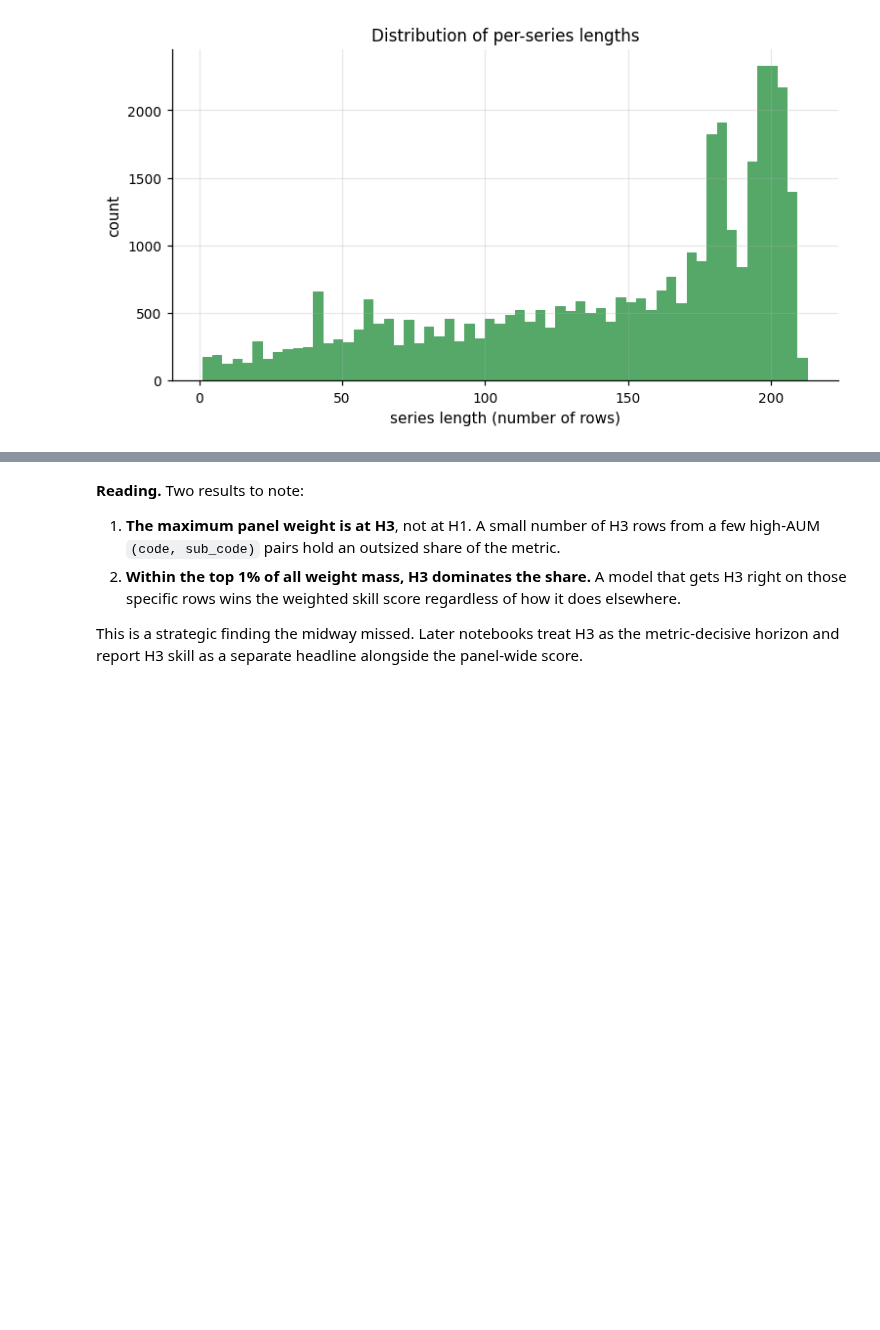
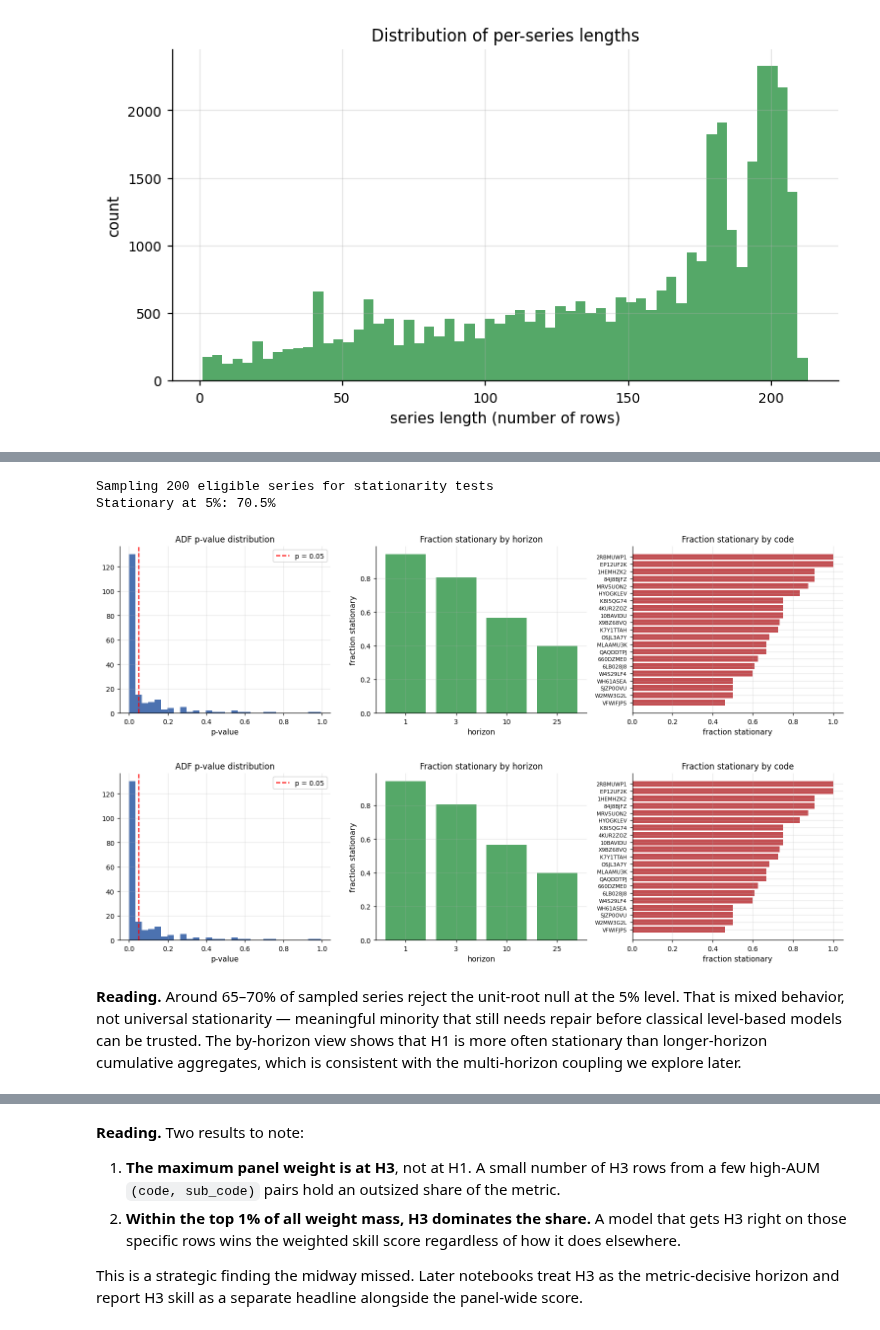
Before and after one commit to jeetrex17/ts-forecasting-project, a Jupyter notebook: claude_forecasting/notebooks/00_data_structure.ipynb, the cells around one changed output, grey strips where cells are left out. Cells and saved outputs as stored; diff of their text form; code cells hidden in the pictures; blank space fills up the shorter version.

```diff
--- a/claude_forecasting/notebooks/00_data_structure.ipynb
+++ b/claude_forecasting/notebooks/00_data_structure.ipynb
@@ -520,0 +339,53 @@ viz.save_figure(fig, '00_weight_by_horizon', FIG_DIR)
+# %%
+def safe_adf(series):
+    y = pd.Series(series).dropna().values
+    if len(y) < 20 or np.std(y) == 0:
+        return np.nan, np.nan
+    try:
+        stat, pv = adfuller(y, autolag='AIC')[:2]
+        return float(stat), float(pv)
+    except Exception:
+        return np.nan, np.nan
+
+sample_ids = eligible.sample(n=min(200, len(eligible)), random_state=SEED).reset_index(drop=True)
+print(f'Sampling {len(sample_ids)} eligible series for stationarity tests')
+
+adf_rows = []
+for _, row in sample_ids.iterrows():
+    s = get_series(row)
+    stat, pv = safe_adf(s['y_target'].values)
+    adf_rows.append({**row[SERIES_KEYS].to_dict(), 'adf_stat': stat, 'adf_p': pv})
+adf_df = pd.DataFrame(adf_rows)
+adf_df['stationary_at_5pct'] = adf_df['adf_p'] < 0.05
+print(f'Stationary at 5%: {adf_df["stationary_at_5pct"].mean():.1%}')
+# %% [output]
+Sampling 200 eligible series for stationarity tests
+Stationary at 5%: 70.5%
+# %%
+fig, axes = plt.subplots(1, 3, figsize=(14, 4))
+
+axes[0].hist(adf_df['adf_p'].dropna(), bins=30, color='#4C72B0')
+axes[0].axvline(0.05, color='red', linestyle='--', label='p = 0.05')
+axes[0].set_title('ADF p-value distribution')
+axes[0].set_xlabel('p-value')
+axes[0].legend()
+
+by_h = adf_df.groupby('horizon')['stationary_at_5pct'].mean()
+axes[1].bar(by_h.index.astype(str), by_h.values, color='#55A868')
+axes[1].set_title('Fraction stationary by horizon')
+axes[1].set_xlabel('horizon')
+axes[1].set_ylabel('fraction stationary')
+
+by_c = adf_df.groupby('code')['stationary_at_5pct'].mean().sort_values()
+axes[2].barh(by_c.index, by_c.values, color='#C44E52')
+axes[2].set_title('Fraction stationary by code')
+axes[2].set_xlabel('fraction stationary')
+axes[2].tick_params(axis='y', labelsize=7)
+
+plt.tight_layout()
+viz.save_figure(fig, '00_adf_results', FIG_DIR)
+# %% [output]
+[figure, added]
+[figure, added]
+# %% [markdown]
+**Reading.** Around 65–70% of sampled series reject the unit-root null at the 5% level. That is mixed behavior, not universal stationarity — meaningful minority that still needs repair before classical level-based models can be trusted. The by-horizon view shows that H1 is more often stationary than longer-horizon cumulative aggregates, which is consistent with the multi-horizon coupling we explore later.
```
Also changed, not shown: parts of 95 cells of this notebook, 30 other files.
